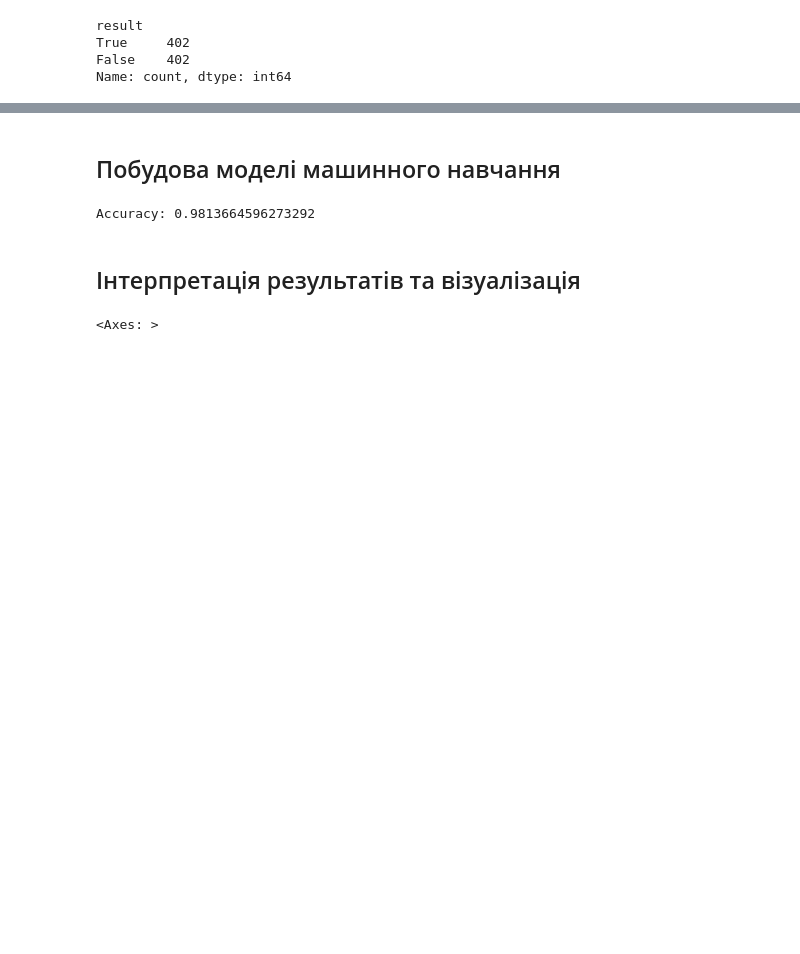
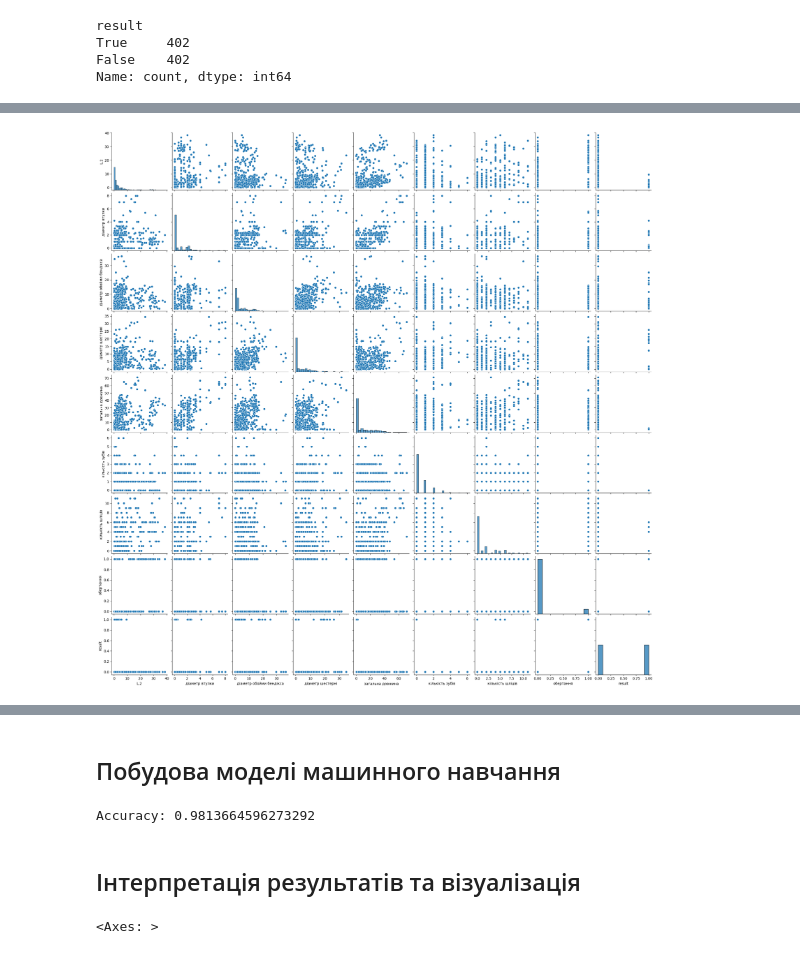
Before and after one commit to KonstantinKozhemiakin/ProjectDetectCross, a Jupyter notebook: project.ipynb, the cells around one changed output, grey strips where cells are left out. Cells and saved outputs as stored; diff of their text form; code cells hidden in the pictures; blank space fills up the shorter version.

```diff
--- a/project.ipynb
+++ b/project.ipynb
@@ -454,0 +429,6 @@ plt.show()
+# %%
+# Візуально оцінимо остаточку вибірку на залежності між параметрами
+sns.pairplot(data_for_corr)
+plt.show()
+# %% [output]
+[figure, added]
```
Also changed, not shown: parts of 44 cells of this notebook, 1 other file.
